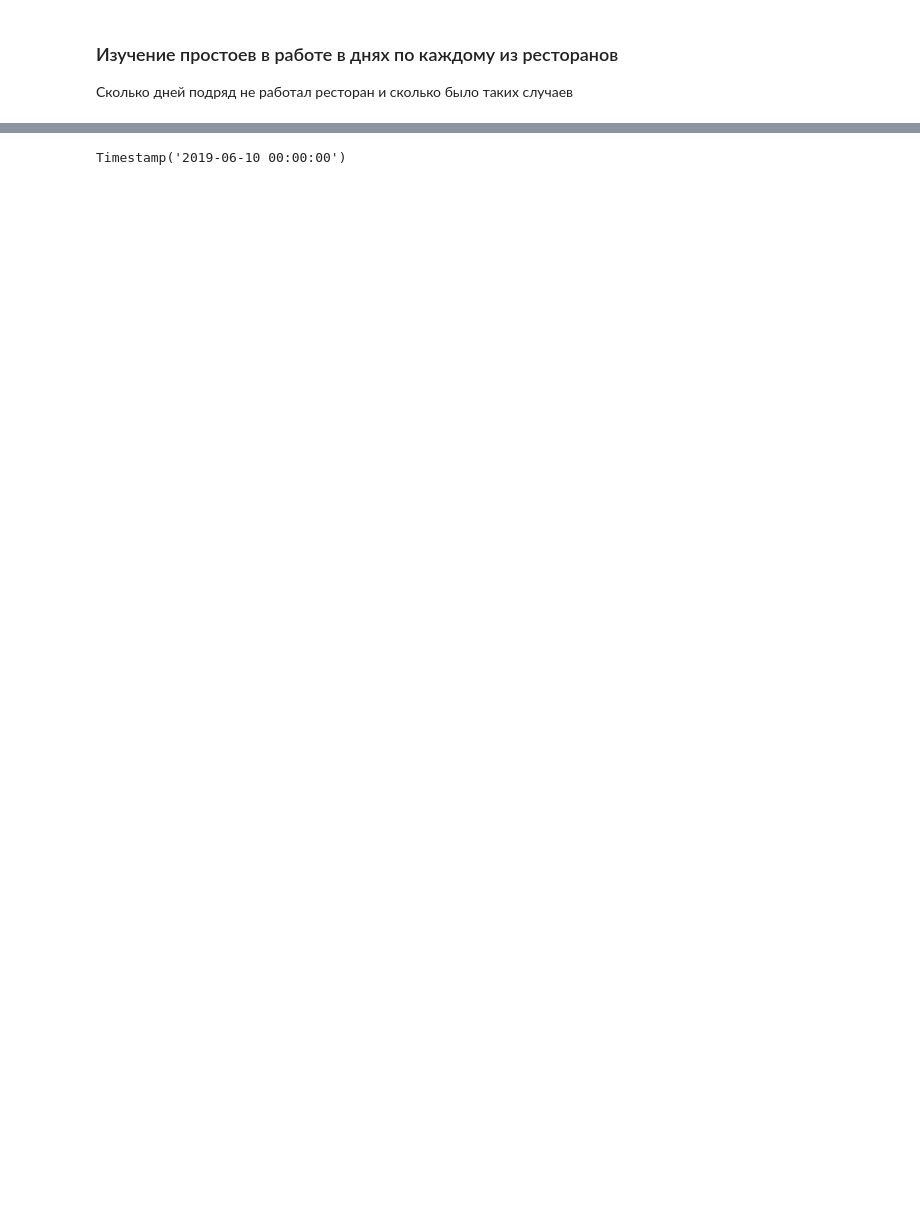
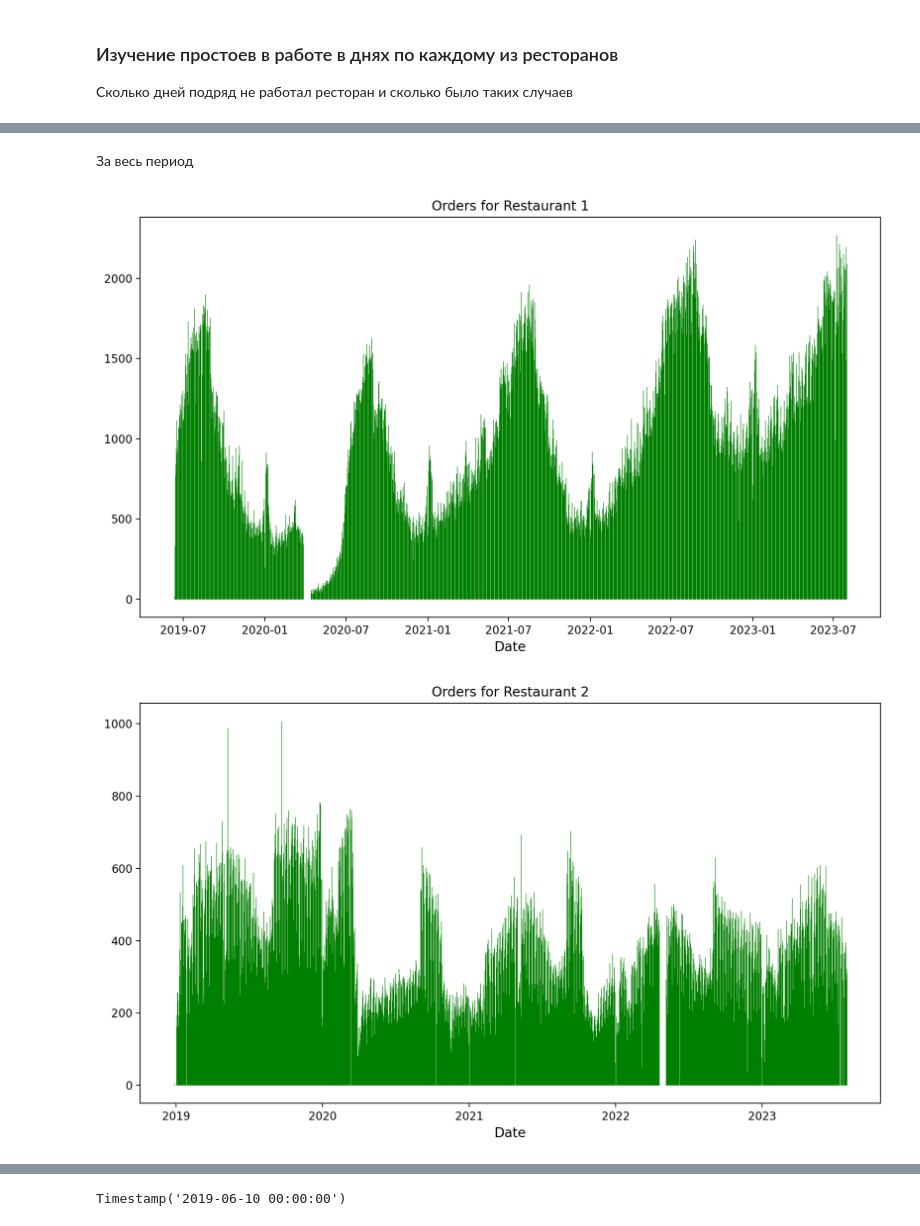
Before and after one commit to Chepell/Burger_King_TimeSeries, a Jupyter notebook: notebooks/1.0-Raw_Data_Preparation.ipynb, the cells around one changed output, grey strips where cells are left out. Drawn from its saved outputs; the diff is of its cells as text; code cells hidden in the pictures; blank space fills up the shorter version.

```diff
--- a/notebooks/1.0-Raw_Data_Preparation.ipynb
+++ b/notebooks/1.0-Raw_Data_Preparation.ipynb
@@ -66,19 +76,23 @@ def get_restaurant_by_num(df, num):
     rest_df.columns = ['Date', 'Orders']
 
     return rest_df
+# %%
+rest_df_list = []
+rest_list = list(all_orders['key'].unique())
+
+for rest_num in rest_list:
+    rest_df = get_restaurant_by_num(all_orders, rest_num)
+    rest_df_list.append(rest_df)
 # %%
-rest_list = list(all_orders['key'].unique())
-for rest_num in rest_list:
-    df = get_restaurant_by_num(all_orders, rest_num)
-
-    df['out_of_servise_days'] = df['Date'].diff().dt.days
-    df.fillna(1, inplace=True)
-    miss_days = df['out_of_servise_days'].value_counts()
+for i, rest_df in enumerate(rest_df_list):
+    out_of_servise_days = rest_df['Date'].diff().dt.days
+    miss_days = out_of_servise_days.value_counts()
     miss_days = miss_days[miss_days.index > 1]
+    miss_days.index = miss_days.index.astype(int)
     miss_days.sort_index(inplace=True)
 
-    print(f"Restaurant {rest_num}")
-    print(pd.DataFrame(miss_days))
+    print(f"Restaurant {i+1}")
+    print(miss_days)
     print()
 # %% [output]
 Restaurant 1
@@ -101,6 +114,0 @@ out_of_servise_days
-# %%
-df['Days_Diff'] = df['Date'].diff().dt.days
-df.fillna(1, inplace=True)
-miss_days = df['Days_Diff'].value_counts()
-miss_days[miss_days.index > 1]
-miss_days.sort_index(inplace=True)
@@ -135,0 +131,20 @@ df
+# %%
+def plot_orders(df, title=""):
+    fig, ax = plt.subplots(figsize=(10, 6))
+
+    ax.vlines(df['Date'], 0, df["Orders"], color="green", linewidth=0.5)
+    ax.set_title("Orders" + title)
+    ax.tick_params(axis="y", labelsize=10)
+
+    plt.xlabel("Date", fontsize=12)
+    plt.tight_layout()
+    plt.show()
+# %% [markdown]
+За весь период
+# %%
+for i, rest_df in enumerate(rest_df_list):
+    title = f" for Restaurant {i+1}"
+    plot_orders(rest_df, title)
+# %% [output]
+[figure, added]
+[figure, added]
```
Also changed, not shown: parts of 32 cells of this notebook, 1 other file.
